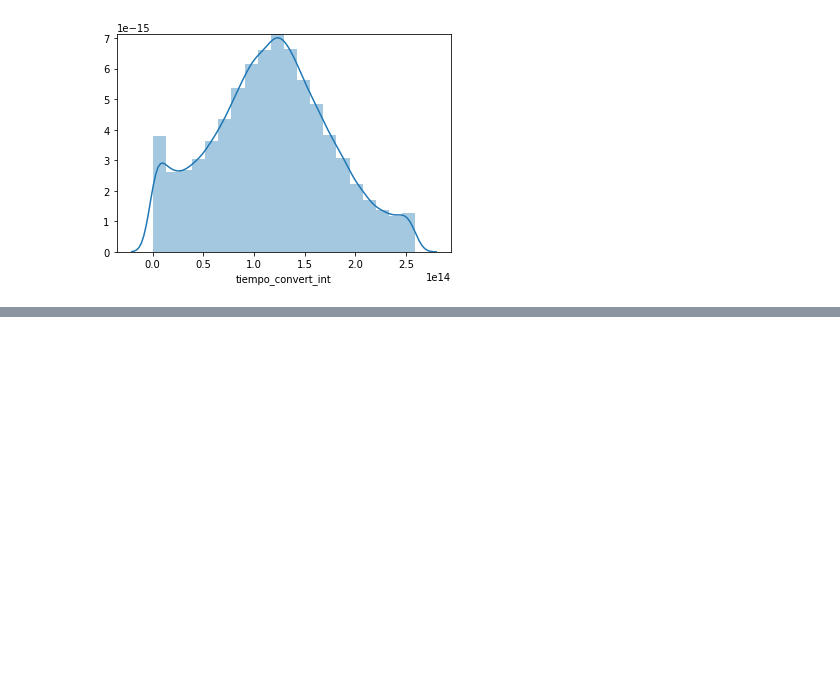
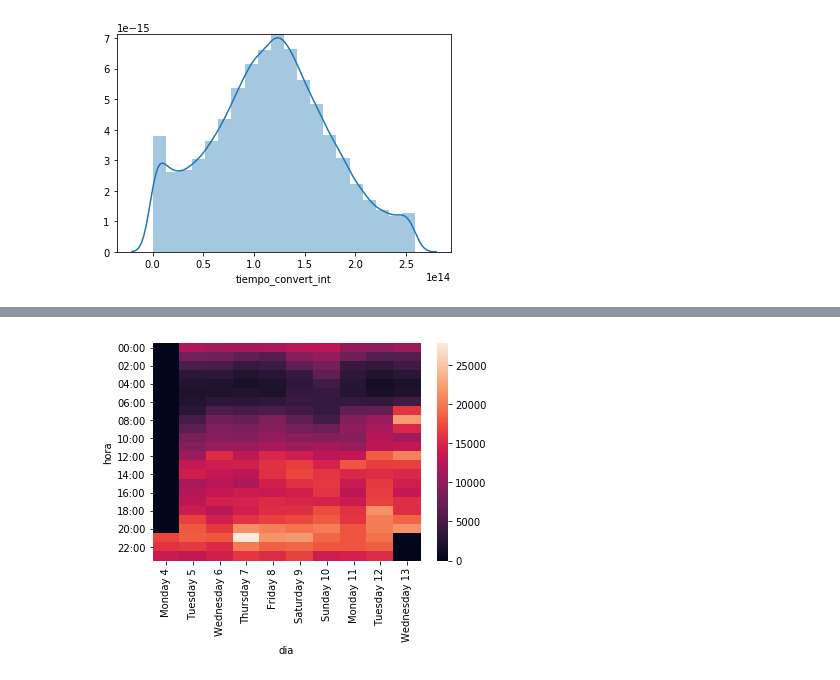
Before and after one commit to bebetosaba/7506-datos-1C2019, a Jupyter notebook: TP1/analisis.ipynb, the cells around one changed output, grey strips where cells are left out. Cells and saved outputs as stored; diff of their text form; code cells hidden in the pictures; blank space fills up the shorter version.

```diff
--- a/TP1/analisis.ipynb
+++ b/TP1/analisis.ipynb
@@ -688,0 +655,9 @@ Int64Index([8464844987297247076, 3250564871270161533, 7953318831018100268,
+# %%
+from datetime import timedelta
+eventsDF['hora'] = (eventsDF['date']-timedelta(hours=3)).apply(lambda x: ('%02d:00' % x.hour))
+eventsDF['dia'] = (eventsDF['date']-timedelta(hours=3)).apply(lambda x: x.day_name()+' '+str(x.day))
+# %%
+pivot = eventsDF.groupby(['dia','hora']).size().reset_index()
+pivot.columns = ['dia','hora', 'count']
+
+pivot = pivot.pivot_table(index='hora', columns='dia', values='count',aggfunc='sum', fill_value=0, dropna=False)
@@ -688,0 +683,3 @@ Int64Index([8464844987297247076, 3250564871270161533, 7953318831018100268,
+# %%
+pivot = pivot[['Monday 4','Tuesday 5', 'Wednesday 6', 'Thursday 7', 'Friday 8', 'Saturday 9', 'Sunday 10', 'Monday 11', 'Tuesday 12', 'Wednesday 13']]
+display(pivot)
@@ -688,0 +705,4 @@ Int64Index([8464844987297247076, 3250564871270161533, 7953318831018100268,
+# %%
+sns.heatmap(pivot);
+# %% [output]
+[figure, added]
```
Also changed, not shown: parts of 17 cells of this notebook.
